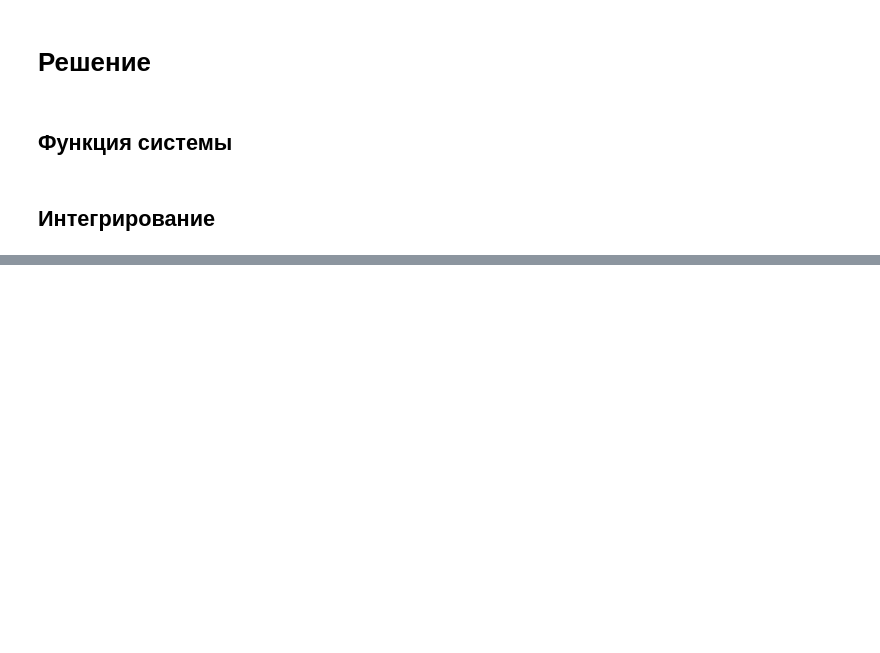
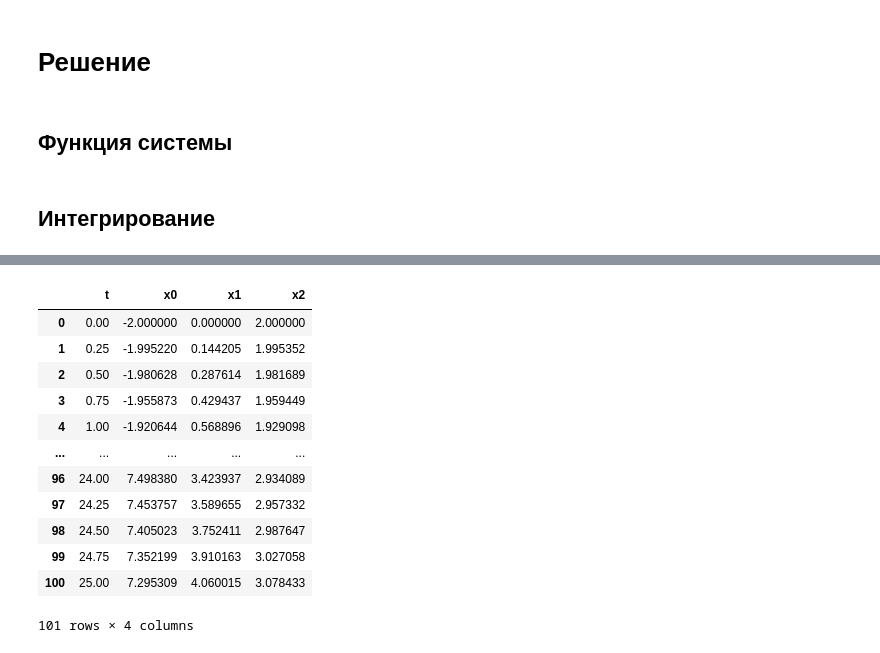
Before and after one commit to rustbas/n-body-visualization, a Jupyter notebook: DE.ipynb, the cells around one changed output, grey strips where cells are left out. Drawn from its saved outputs; the diff is of its cells as text; code cells hidden in the pictures; blank space fills up the shorter version.

```diff
--- a/DE.ipynb
+++ b/DE.ipynb
@@ -99,0 +102,21 @@ plt.tight_layout()
+# %%
+df = pd.DataFrame()
+df["t"] = t
+for i in range(N):
+    df[f"X{i}"] = res[:, i*4 + 0]
+    df[f"Vx{i}"] = res[:, i*4 + 1]
+df
+# %% [output]
+|  | t | x0 | x1 | x2 |
+| 0 | 0.00 | -2.000000 | 0.000000 | 2.000000 |
+| 1 | 0.25 | -1.995220 | 0.144205 | 1.995352 |
+| 2 | 0.50 | -1.980628 | 0.287614 | 1.981689 |
+| 3 | 0.75 | -1.955873 | 0.429437 | 1.959449 |
+| 4 | 1.00 | -1.920644 | 0.568896 | 1.929098 |
+| ... | ... | ... | ... | ... |
+| 96 | 24.00 | 7.498380 | 3.423937 | 2.934089 |
+| 97 | 24.25 | 7.453757 | 3.589655 | 2.957332 |
+| 98 | 24.50 | 7.405023 | 3.752411 | 2.987647 |
+| 99 | 24.75 | 7.352199 | 3.910163 | 3.027058 |
+| 100 | 25.00 | 7.295309 | 4.060015 | 3.078433 |
+101 rows × 4 columns
```
Also changed, not shown: parts of 6 cells of this notebook.
